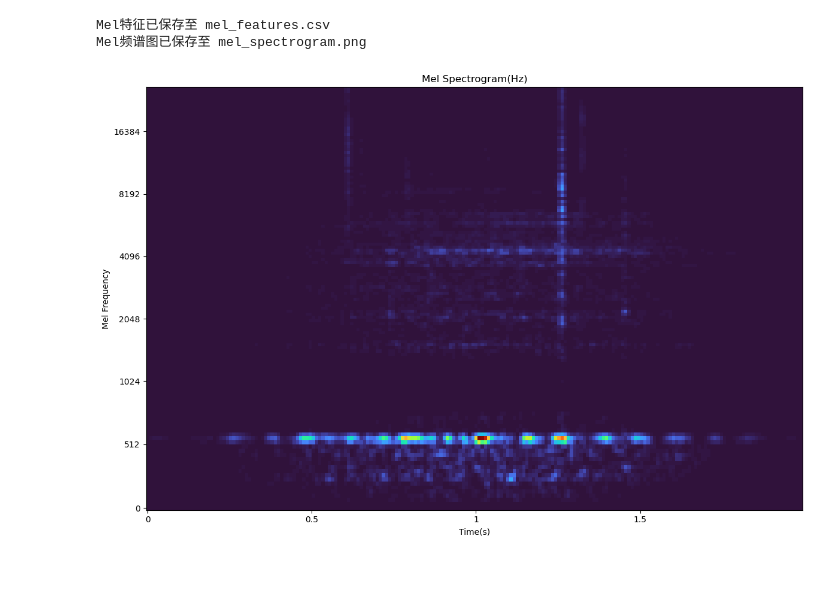
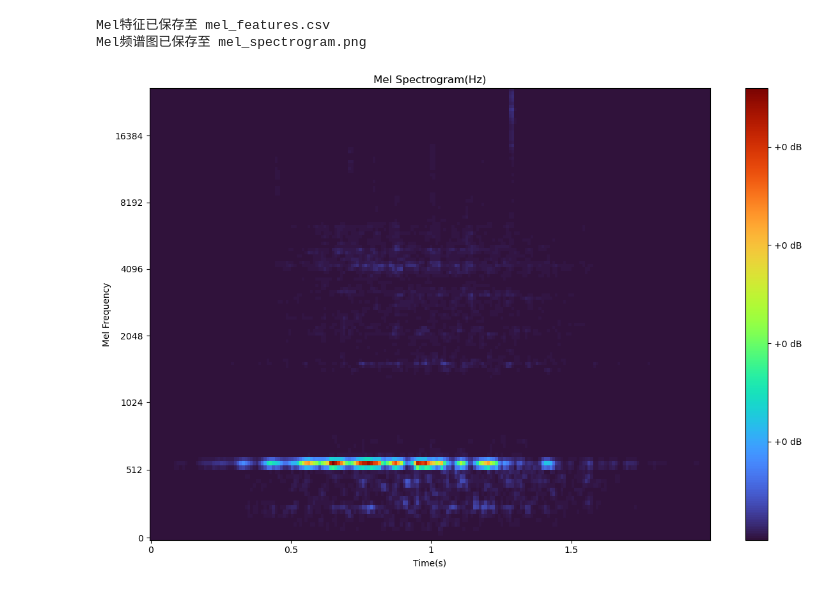
Before and after one commit to YoungBossX/Multi-feature-fusion-model-for-ship-audio, a Jupyter notebook: feature_extraction/mel.ipynb, the cells around one changed output. Saved outputs shown, nothing was run; the diff lists cells and outputs as text; code cells hidden in the pictures.

```diff
--- a/feature_extraction/mel.ipynb
+++ b/feature_extraction/mel.ipynb
@@ -35,7 +35,7 @@ def extract_mel_spectrogram_transformer(sample_rate):
         - trainable_mel/trainable_STFT: 是否允许训练过程中调整参数
     """
     # 初始化Mel频谱图变换对象
-    mel_spectrogram_transformer = Spectrogram.MelSpectrogram(
+    mel_spectrogram_transformer = MelSpectrogram(
         sr=sample_rate,
         n_fft=2048,
         n_mels=128,
@@ -73,10 +73,12 @@ def plot_mel_spectrogram(mel_spectrogram_data, sr, output_image=None):
     """
     plt.figure(figsize=(12, 8))
 
-    librosa.display.specshow(mel_data, sr=sr, hop_length=512, x_axis='time', y_axis='mel',cmap='turbo')
+    librosa.display.specshow(mel_spectrogram_data, sr=sr, hop_length=512, x_axis='time', y_axis='mel', cmap='turbo')
+
     plt.title("Mel Spectrogram(Hz)")
     plt.xlabel("Time(s)")
     plt.ylabel("Mel Frequency")
+    plt.colorbar(format='%+2.0f dB', cmap='turbo')
     plt.tight_layout()
 
     if output_image:
@@ -85,25 +87,25 @@ def plot_mel_spectrogram(mel_spectrogram_data, sr, output_image=None):
     else:
         plt.show()
 # %%
-wav_file = r"E:\数据集\ShipEar\data_preprocessing\3_Frame_Windows_2s_50%\6__10_07_13_marDeCangas_Entra_20.wav"  # 请替换为WAV文件路径
+wav_file = r"E:\数据集\ShipEar\data_preprocessing\3_Frame_Windows_2s_50%\6__10_07_13_marDeCangas_Entra_18.wav"  # 请替换为WAV文件路径
 output_csv = "mel_features.csv"
 output_image = "mel_spectrogram.png"
 
 audio, sr = torchaudio.load(wav_file)
 
 # 创建Mel频谱图的transformer
 mel_spectrogram_transformer = extract_mel_spectrogram_transformer(sample_rate=sr)
 mel_spectrogram = mel_spectrogram_transformer(audio)
 mel_spectrogram_data = mel_spectrogram.detach().cpu().numpy()[0]
 # 转换为dB scale
 mel_spectrogram_db = librosa.power_to_db(mel_spectrogram_data , ref=np.max)
 
 # 保存为CSV
 save_mel_to_csv(mel_spectrogram_data, output_csv)
 
 # 显示并保存Mel频谱图
 plot_mel_spectrogram(mel_spectrogram_data, sr, output_image)
 # %% [output]
 Mel特征已保存至 mel_features.csv
 Mel频谱图已保存至 mel_spectrogram.png
-[figure, old version]
+[figure, new version]
```
Also changed, not shown: parts of 1 cell of this notebook, 2 other files.
